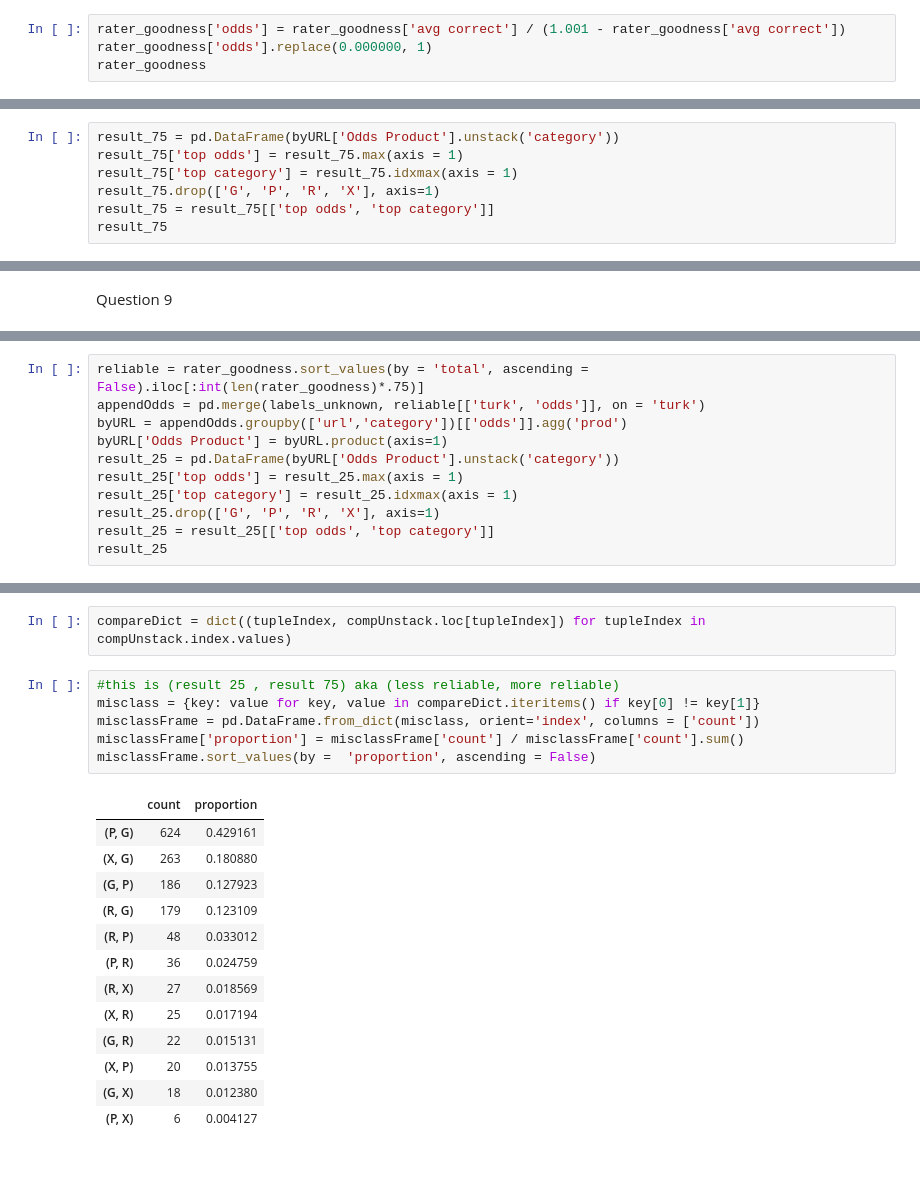
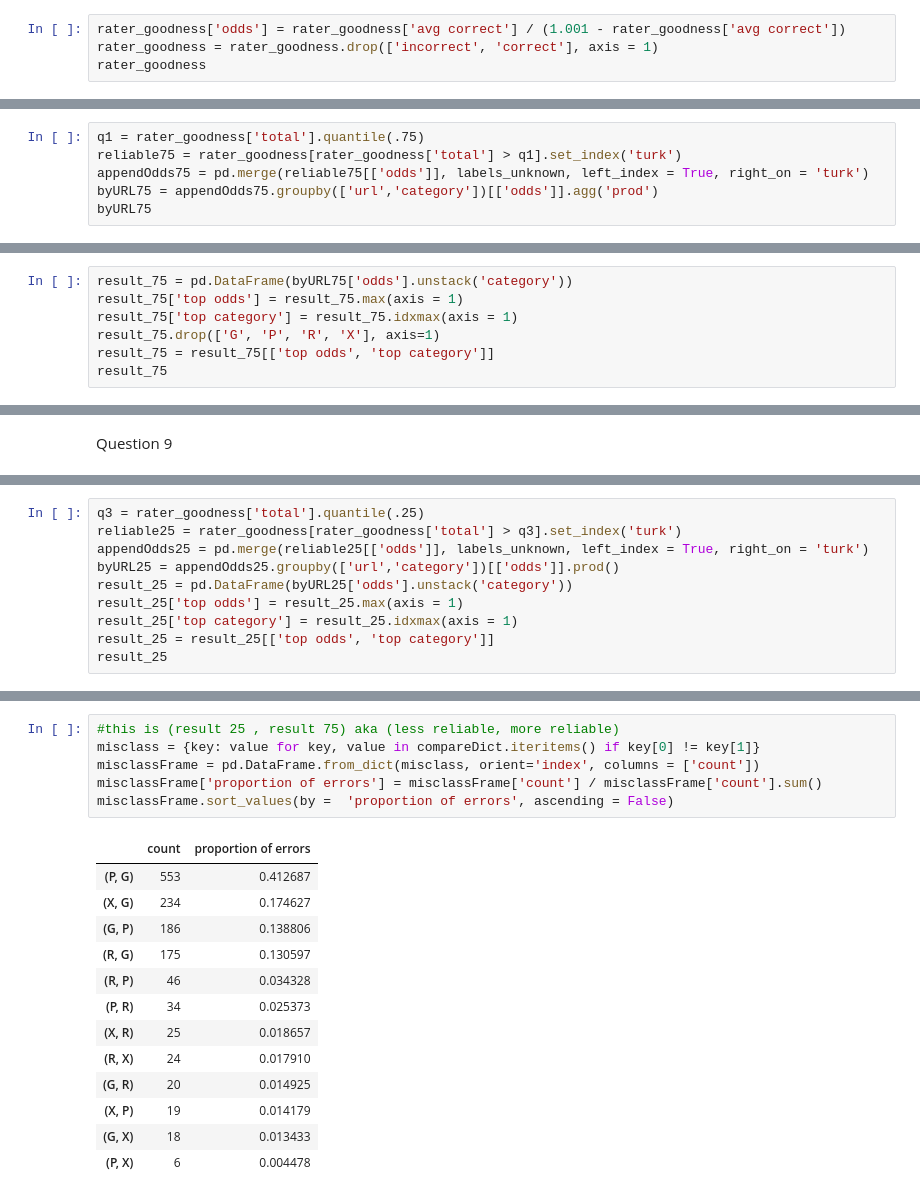
Before and after one commit to chenson2018/Data-Analytics-Programming-HW3, a Jupyter notebook: Henson HW3.ipynb, the cells around one changed output, grey strips where cells are left out. Cells and saved outputs as stored; diff of their text form; blank space fills up the shorter version.

```diff
--- a/Henson HW3.ipynb
+++ b/Henson HW3.ipynb
@@ -113,6 +51,6 @@ rater_goodness
 Question 4
 # %%
 rater_goodness['odds'] = rater_goodness['avg correct'] / (1.001 - rater_goodness['avg correct'])
-rater_goodness['odds'].replace(0.000000, 1)
+rater_goodness = rater_goodness.drop(['incorrect', 'correct'], axis = 1)
 rater_goodness
 # %% [output]
@@ -215,0 +125,6 @@ byURL
+# %%
+q1 = rater_goodness['total'].quantile(.75)
+reliable75 = rater_goodness[rater_goodness['total'] > q1].set_index('turk')
+appendOdds75 = pd.merge(reliable75[['odds']], labels_unknown, left_index = True, right_on = 'turk')
+byURL75 = appendOdds75.groupby(['url','category'])[['odds']].agg('prod')
+byURL75
@@ -216,7 +151,7 @@ byURL
 # %% [markdown]
 Question 8
 # %%
-result_75 = pd.DataFrame(byURL['Odds Product'].unstack('category'))
+result_75 = pd.DataFrame(byURL75['odds'].unstack('category'))
 result_75['top odds'] = result_75.max(axis = 1)
 result_75['top category'] = result_75.idxmax(axis = 1)
 result_75.drop(['G', 'P', 'R', 'X'], axis=1)
@@ -247,12 +235,11 @@ Question 9
 # %%
-reliable = rater_goodness.sort_values(by = 'total', ascending = False).iloc[:int(len(rater_goodness)*.75)]
-appendOdds = pd.merge(labels_unknown, reliable[['turk', 'odds']], on = 'turk')
-byURL = appendOdds.groupby(['url','category'])[['odds']].agg('prod')
-byURL['Odds Product'] = byURL.product(axis=1)
-result_25 = pd.DataFrame(byURL['Odds Product'].unstack('category'))
+q3 = rater_goodness['total'].quantile(.25)
+reliable25 = rater_goodness[rater_goodness['total'] > q3].set_index('turk')
+appendOdds25 = pd.merge(reliable25[['odds']], labels_unknown, left_index = True, right_on = 'turk')
+byURL25 = appendOdds25.groupby(['url','category'])[['odds']].prod()
+result_25 = pd.DataFrame(byURL25['odds'].unstack('category'))
 result_25['top odds'] = result_25.max(axis = 1)
 result_25['top category'] = result_25.idxmax(axis = 1)
-result_25.drop(['G', 'P', 'R', 'X'], axis=1)
 result_25 = result_25[['top odds', 'top category']]
 result_25
 # %% [output]
@@ -361,22 +278,20 @@ for tupleIndex in compUnstack.index.values:
-# %%
-compareDict = dict((tupleIndex, compUnstack.loc[tupleIndex]) for tupleIndex in compUnstack.index.values)
 # %%
 #this is (result 25 , result 75) aka (less reliable, more reliable)
 misclass = {key: value for key, value in compareDict.iteritems() if key[0] != key[1]}
 misclassFrame = pd.DataFrame.from_dict(misclass, orient='index', columns = ['count'])
-misclassFrame['proportion'] = misclassFrame['count'] / misclassFrame['count'].sum()
-misclassFrame.sort_values(by =  'proportion', ascending = False)
+misclassFrame['proportion of errors'] = misclassFrame['count'] / misclassFrame['count'].sum()
+misclassFrame.sort_values(by =  'proportion of errors', ascending = False)
 # %% [output]
-|  | count | proportion |
-| (P, G) | 624 | 0.429161 |
-| (X, G) | 263 | 0.180880 |
-| (G, P) | 186 | 0.127923 |
-| (R, G) | 179 | 0.123109 |
-| (R, P) | 48 | 0.033012 |
-| (P, R) | 36 | 0.024759 |
-| (R, X) | 27 | 0.018569 |
-| (X, R) | 25 | 0.017194 |
-| (G, R) | 22 | 0.015131 |
-| (X, P) | 20 | 0.013755 |
-| (G, X) | 18 | 0.012380 |
-| (P, X) | 6 | 0.004127 |
+|  | count | proportion of errors |
+| (P, G) | 553 | 0.412687 |
+| (X, G) | 234 | 0.174627 |
+| (G, P) | 186 | 0.138806 |
+| (R, G) | 175 | 0.130597 |
+| (R, P) | 46 | 0.034328 |
+| (P, R) | 34 | 0.025373 |
+| (X, R) | 25 | 0.018657 |
+| (R, X) | 24 | 0.017910 |
+| (G, R) | 20 | 0.014925 |
+| (X, P) | 19 | 0.014179 |
+| (G, X) | 18 | 0.013433 |
+| (P, X) | 6 | 0.004478 |
```
Also changed, not shown: parts of 22 cells of this notebook.
